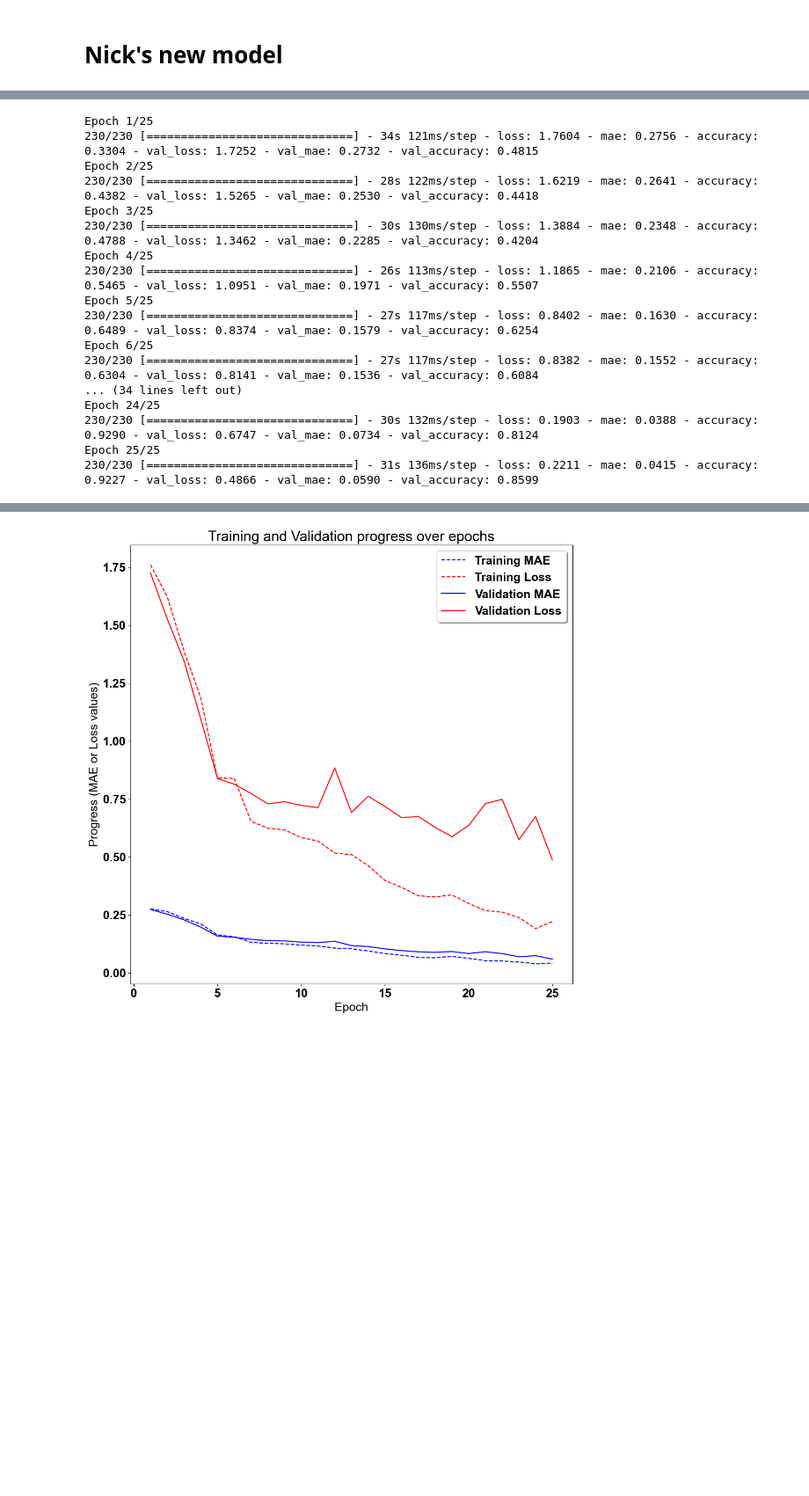
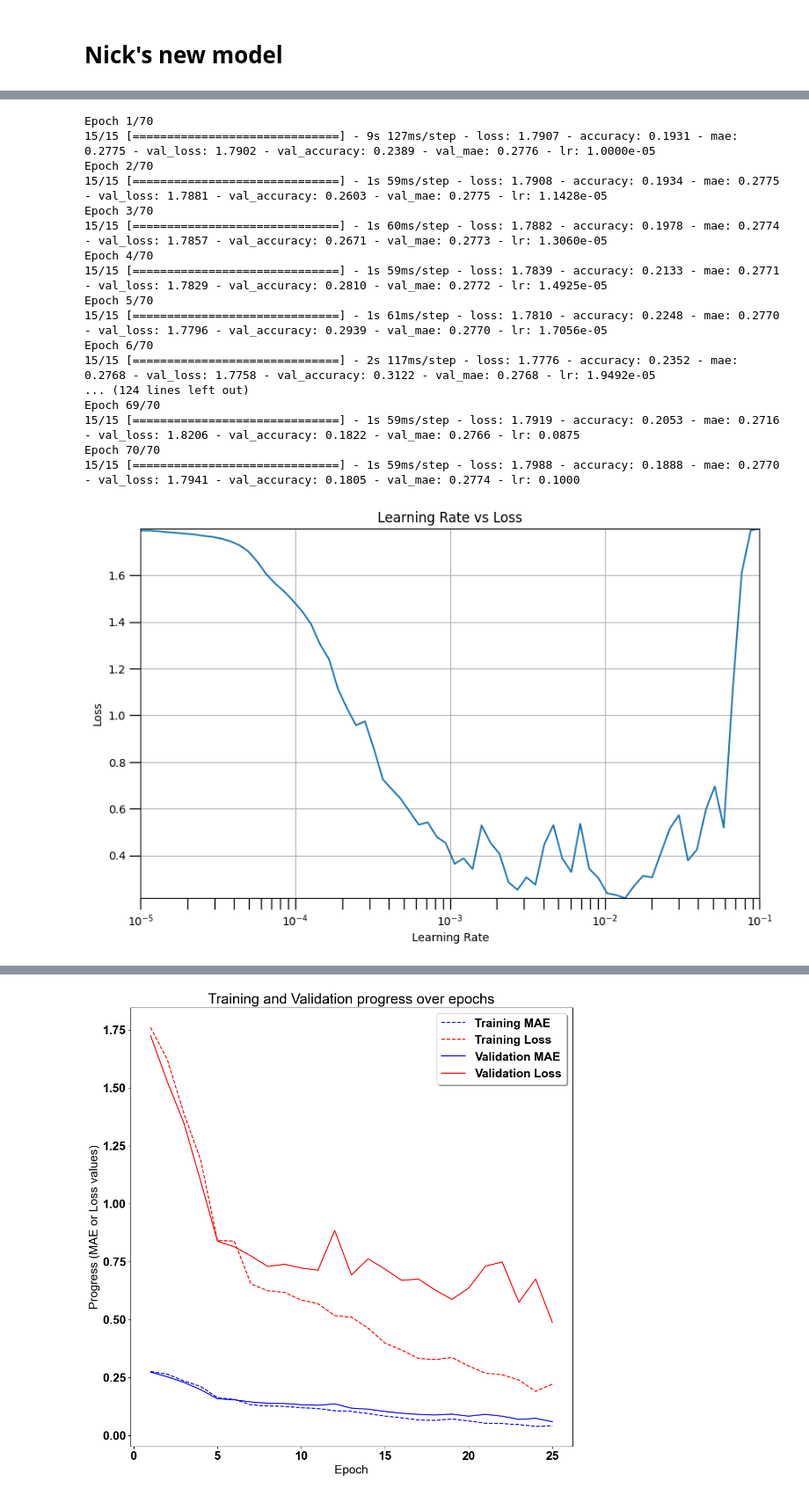
Before and after one commit to vannestn/LSTM-Human-Activity-Recognition, a Jupyter notebook: LSTM_new.ipynb, the cells around one changed output, grey strips where cells are left out. Shown at 88% size. Cells and saved outputs as stored; diff of their text form; code cells hidden in the pictures; blank space fills up the shorter version.

```diff
--- a/LSTM_new.ipynb
+++ b/LSTM_new.ipynb
@@ -445,23 +428,50 @@ New Learning rate: 0.000748
-# %%
-# Train the model
-history = model.fit(prepared_training,
-                    epochs=25,
-                    validation_data = prepared_testing)
-# %% [output]
-Epoch 1/25
-230/230 [==============================] - 34s 121ms/step - loss: 1.7604 - mae: 0.2756 - accuracy: 0.3304 - val_loss: 1.7252 - val_mae: 0.2732 - val_accuracy: 0.4815
-Epoch 2/25
-230/230 [==============================] - 28s 122ms/step - loss: 1.6219 - mae: 0.2641 - accuracy: 0.4382 - val_loss: 1.5265 - val_mae: 0.2530 - val_accuracy: 0.4418
-Epoch 3/25
-230/230 [==============================] - 30s 130ms/step - loss: 1.3884 - mae: 0.2348 - accuracy: 0.4788 - val_loss: 1.3462 - val_mae: 0.2285 - val_accuracy: 0.4204
-Epoch 4/25
-230/230 [==============================] - 26s 113ms/step - loss: 1.1865 - mae: 0.2106 - accuracy: 0.5465 - val_loss: 1.0951 - val_mae: 0.1971 - val_accuracy: 0.5507
-Epoch 5/25
-230/230 [==============================] - 27s 117ms/step - loss: 0.8402 - mae: 0.1630 - accuracy: 0.6489 - val_loss: 0.8374 - val_mae: 0.1579 - val_accuracy: 0.6254
-Epoch 6/25
-230/230 [==============================] - 27s 117ms/step - loss: 0.8382 - mae: 0.1552 - accuracy: 0.6304 - val_loss: 0.8141 - val_mae: 0.1536 - val_accuracy: 0.6084
-... (34 lines left out)
-Epoch 24/25
-230/230 [==============================] - 30s 132ms/step - loss: 0.1903 - mae: 0.0388 - accuracy: 0.9290 - val_loss: 0.6747 - val_mae: 0.0734 - val_accuracy: 0.8124
-Epoch 25/25
-230/230 [==============================] - 31s 136ms/step - loss: 0.2211 - mae: 0.0415 - accuracy: 0.9227 - val_loss: 0.4866 - val_mae: 0.0590 - val_accuracy: 0.8599
+# %%
+tf.keras.backend.clear_session()
+
+EPOCHS = 70
+
+# Initialize the optimizer
+optimizer = tf.keras.optimizers.Adam(learning_rate=5.5e-4)  # Start with the initial learning rate
+
+0.001+0.0001
+# Initialize the Model
+model = create_model_v1()
+
+# Compile the model
+model.compile(loss=tf.keras.losses.CategoricalCrossentropy(),
+              optimizer=optimizer,
+              metrics=['accuracy','mae']
+              )
+
+# Set the callbacks
+lr_loss_logger = LearningRateLossLogger()
+
+# Train the model
+history = model.fit(
+    prepared_training,
+    epochs=EPOCHS,
+    callbacks=[scheduler_callback, lr_loss_logger],
+    validation_data = prepared_testing
+)
+
+# Your existing plotting function should work fine now
+plot_lr_vs_loss(epochs=EPOCHS, lr_loss_logger=lr_loss_logger)
+# %% [output]
+Epoch 1/70
+15/15 [==============================] - 9s 127ms/step - loss: 1.7907 - accuracy: 0.1931 - mae: 0.2775 - val_loss: 1.7902 - val_accuracy: 0.2389 - val_mae: 0.2776 - lr: 1.0000e-05
+Epoch 2/70
+15/15 [==============================] - 1s 59ms/step - loss: 1.7908 - accuracy: 0.1934 - mae: 0.2775 - val_loss: 1.7881 - val_accuracy: 0.2603 - val_mae: 0.2775 - lr: 1.1428e-05
+Epoch 3/70
+15/15 [==============================] - 1s 60ms/step - loss: 1.7882 - accuracy: 0.1978 - mae: 0.2774 - val_loss: 1.7857 - val_accuracy: 0.2671 - val_mae: 0.2773 - lr: 1.3060e-05
+Epoch 4/70
+15/15 [==============================] - 1s 59ms/step - loss: 1.7839 - accuracy: 0.2133 - mae: 0.2771 - val_loss: 1.7829 - val_accuracy: 0.2810 - val_mae: 0.2772 - lr: 1.4925e-05
+Epoch 5/70
+15/15 [==============================] - 1s 61ms/step - loss: 1.7810 - accuracy: 0.2248 - mae: 0.2770 - val_loss: 1.7796 - val_accuracy: 0.2939 - val_mae: 0.2770 - lr: 1.7056e-05
+Epoch 6/70
+15/15 [==============================] - 2s 117ms/step - loss: 1.7776 - accuracy: 0.2352 - mae: 0.2768 - val_loss: 1.7758 - val_accuracy: 0.3122 - val_mae: 0.2768 - lr: 1.9492e-05
+... (124 lines left out)
+Epoch 69/70
+15/15 [==============================] - 1s 59ms/step - loss: 1.7919 - accuracy: 0.2053 - mae: 0.2716 - val_loss: 1.8206 - val_accuracy: 0.1822 - val_mae: 0.2766 - lr: 0.0875
+Epoch 70/70
+15/15 [==============================] - 1s 59ms/step - loss: 1.7988 - accuracy: 0.1888 - mae: 0.2770 - val_loss: 1.7941 - val_accuracy: 0.1805 - val_mae: 0.2774 - lr: 0.1000
+[figure, added]
```
Also changed, not shown: parts of 13 cells of this notebook.
